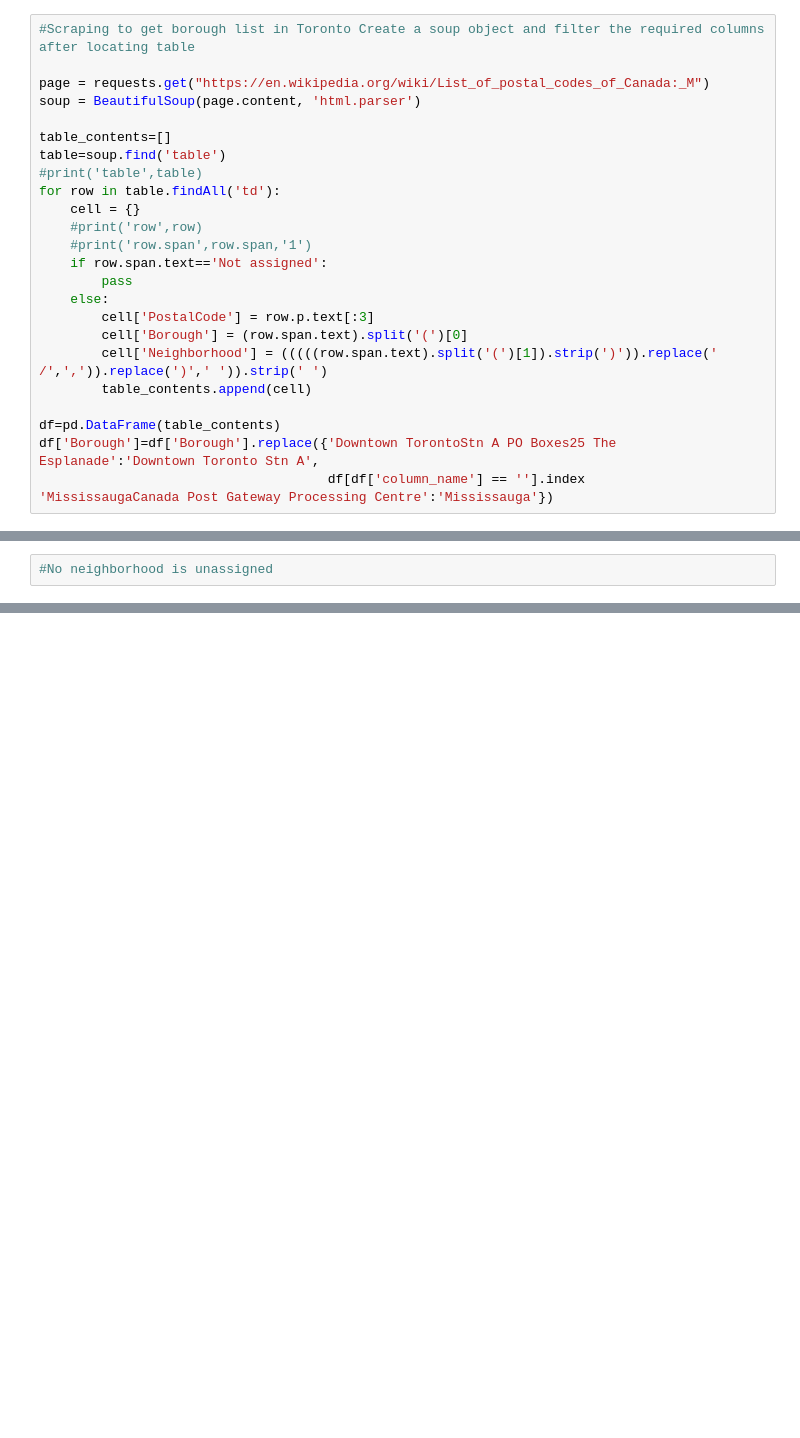
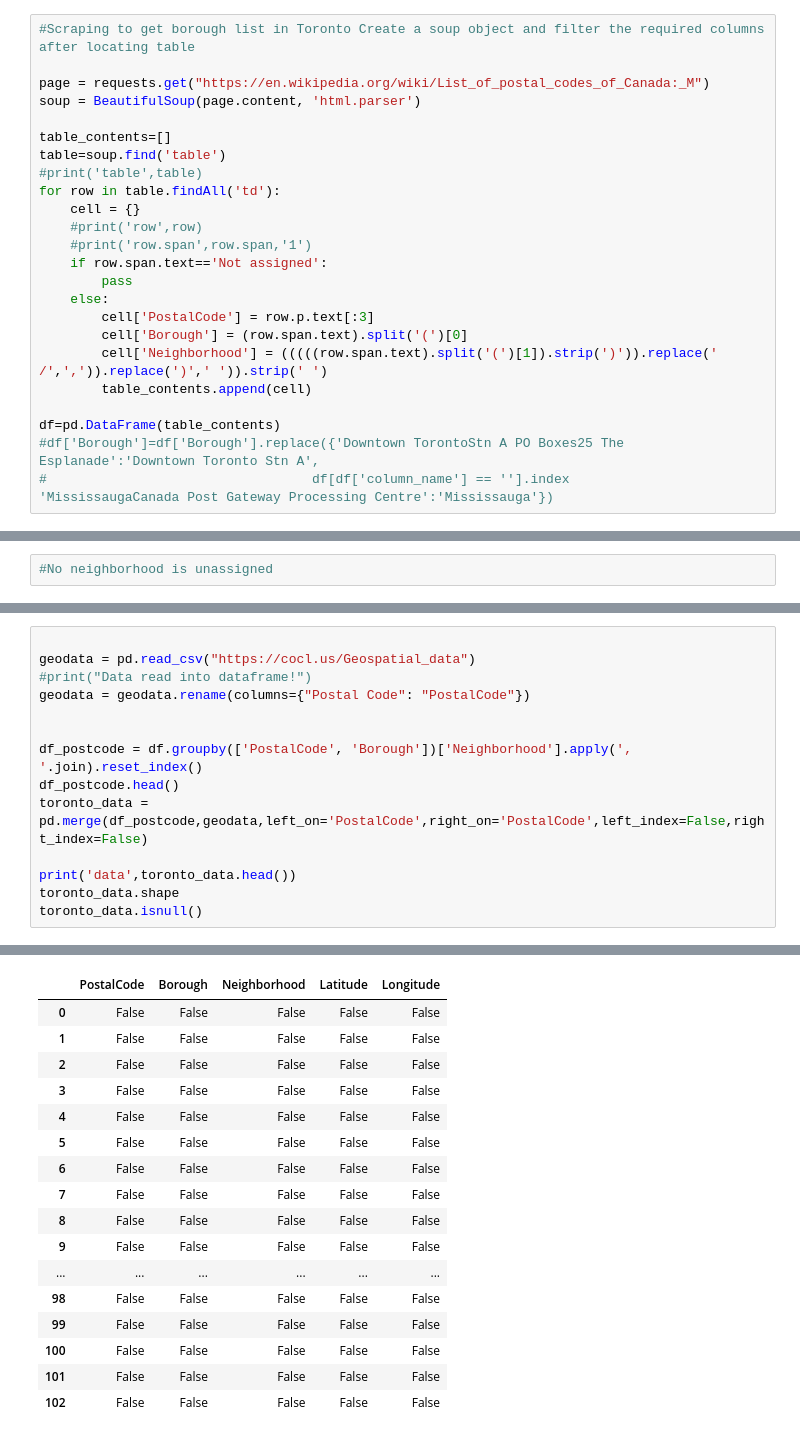
Before and after one commit to sureshmalli98/CapstoneDS, a Jupyter notebook: Python/Capstone W3v02.ipynb, the cells around one changed output, grey strips where cells are left out. Saved outputs shown, nothing was run; the diff lists cells and outputs as text; blank space fills up the shorter version.

Commit message:
Toronto neighborhood data wrangling

```diff
--- a/Python/Capstone W3v02.ipynb
+++ b/Python/Capstone W3v02.ipynb
@@ -72,8 +73,8 @@ for row in table.findAll('td'):
         table_contents.append(cell)
 
 df=pd.DataFrame(table_contents)
-df['Borough']=df['Borough'].replace({'Downtown TorontoStn A PO Boxes25 The Esplanade':'Downtown Toronto Stn A',
-                                     df[df['column_name'] == ''].index                                          'MississaugaCanada Post Gateway Processing Centre':'Mississauga'})
+#df['Borough']=df['Borough'].replace({'Downtown TorontoStn A PO Boxes25 The Esplanade':'Downtown Toronto Stn A',
+#                                  df[df['column_name'] == ''].index                                          'MississaugaCanada Post Gateway Processing Centre':'Mississauga'})
 # %%
 df[df['Neighborhood'] == '']
 # %% [output]
@@ -82,0 +98,15 @@ df[df['Neighborhood'] == '']
+# %%
+
+geodata = pd.read_csv("https://cocl.us/Geospatial_data")
+#print("Data read into dataframe!")
+geodata = geodata.rename(columns={"Postal Code": "PostalCode"})
+
+
+df_postcode = df.groupby(['PostalCode', 'Borough'])['Neighborhood'].apply(', '.join).reset_index()
+df_postcode.head()
+toronto_data = pd.merge(df_postcode,geodata,left_on='PostalCode',right_on='PostalCode',left_index=False,right_index=False)
+
+print('data',toronto_data.head())
+toronto_data.shape
+toronto_data.isnull()
+# %% [output]
@@ -82,0 +126,17 @@ df[df['Neighborhood'] == '']
+|  | PostalCode | Borough | Neighborhood | Latitude | Longitude |
+| 0 | False | False | False | False | False |
+| 1 | False | False | False | False | False |
+| 2 | False | False | False | False | False |
+| 3 | False | False | False | False | False |
+| 4 | False | False | False | False | False |
+| 5 | False | False | False | False | False |
+| 6 | False | False | False | False | False |
+| 7 | False | False | False | False | False |
+| 8 | False | False | False | False | False |
+| 9 | False | False | False | False | False |
+| ... | ... | ... | ... | ... | ... |
+| 98 | False | False | False | False | False |
+| 99 | False | False | False | False | False |
+| 100 | False | False | False | False | False |
+| 101 | False | False | False | False | False |
+| 102 | False | False | False | False | False |
```
Also changed, not shown: parts of 6 cells of this notebook.
